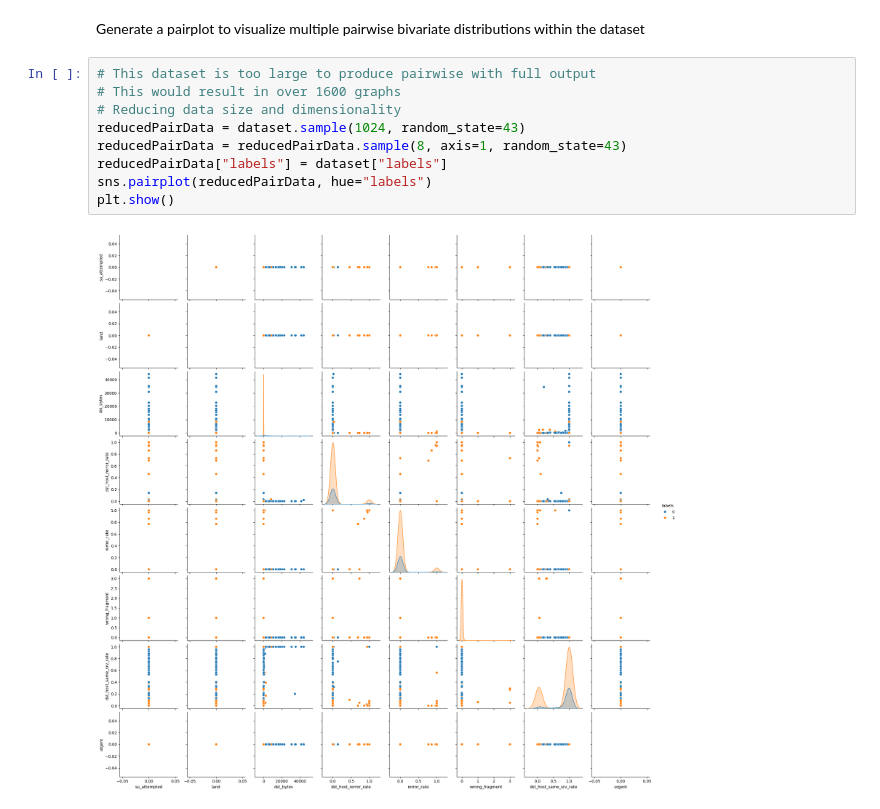
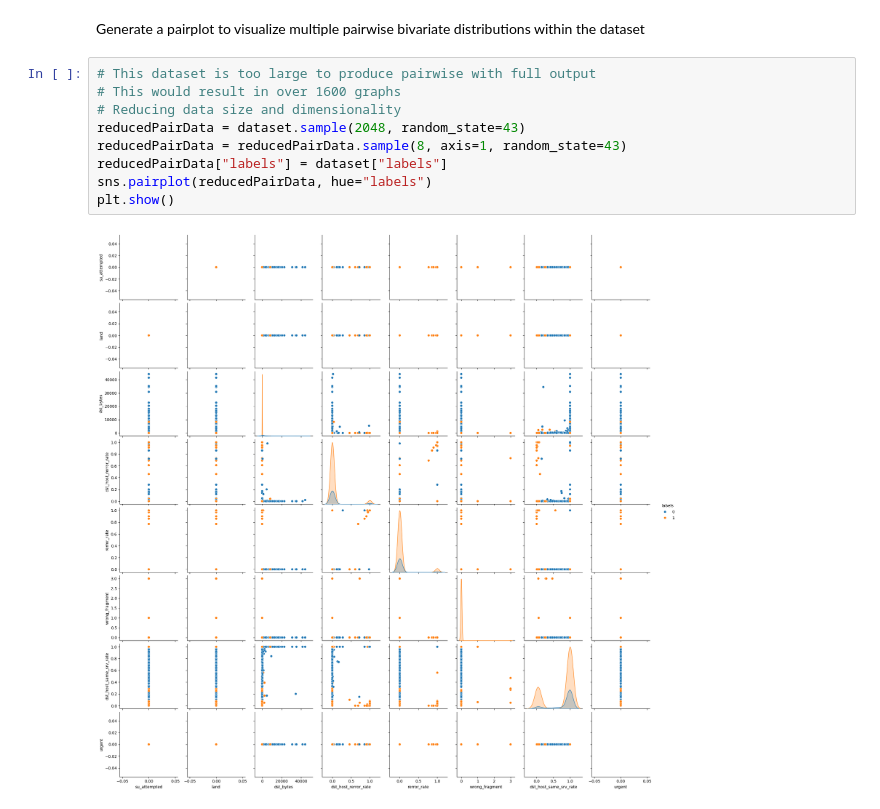
Before and after one commit to joshuakobuskie/FA24-CS634-101-Final, a Jupyter notebook: kobuskie_joshua_finalproject.ipynb, the cells around one changed output. Cells and saved outputs as stored; diff of their text form.

```diff
--- a/kobuskie_joshua_finalproject.ipynb
+++ b/kobuskie_joshua_finalproject.ipynb
@@ -197,11 +197,11 @@ Generate a pairplot to visualize multiple pairwise bivariate distributions withi
 # %%
 # This dataset is too large to produce pairwise with full output
 # This would result in over 1600 graphs
 # Reducing data size and dimensionality
-reducedPairData = dataset.sample(1024, random_state=43)
+reducedPairData = dataset.sample(2048, random_state=43)
 reducedPairData = reducedPairData.sample(8, axis=1, random_state=43)
 reducedPairData["labels"] = dataset["labels"]
 sns.pairplot(reducedPairData, hue="labels")
 plt.show()
 # %% [output]
-[figure, old version]
+[figure, new version]
```
